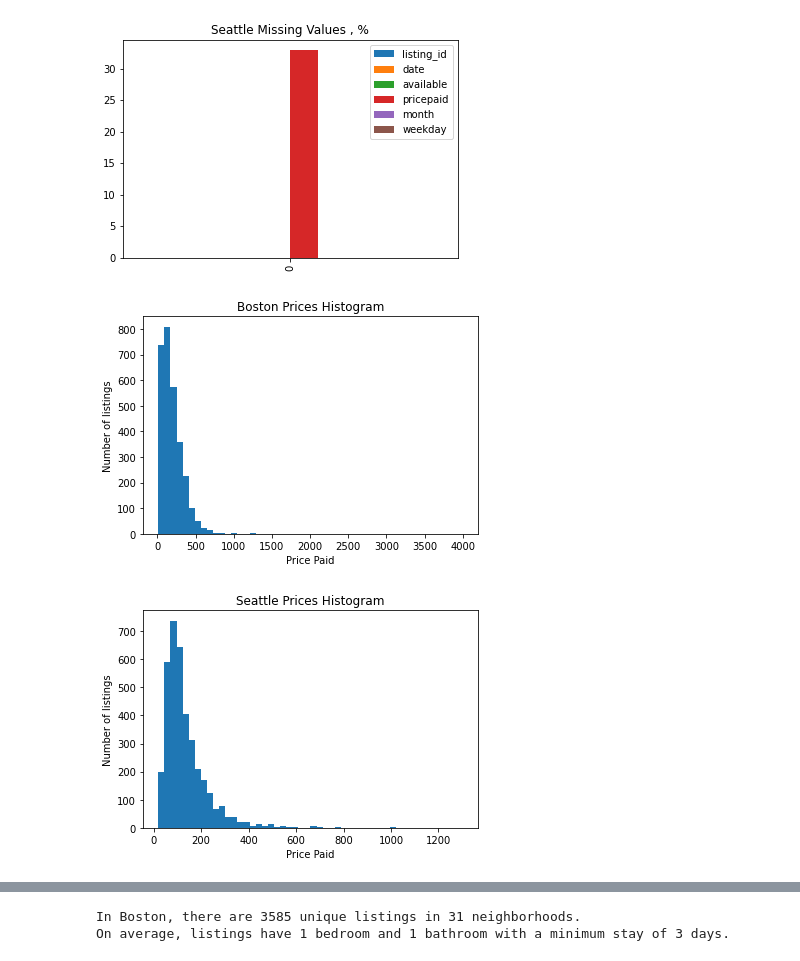
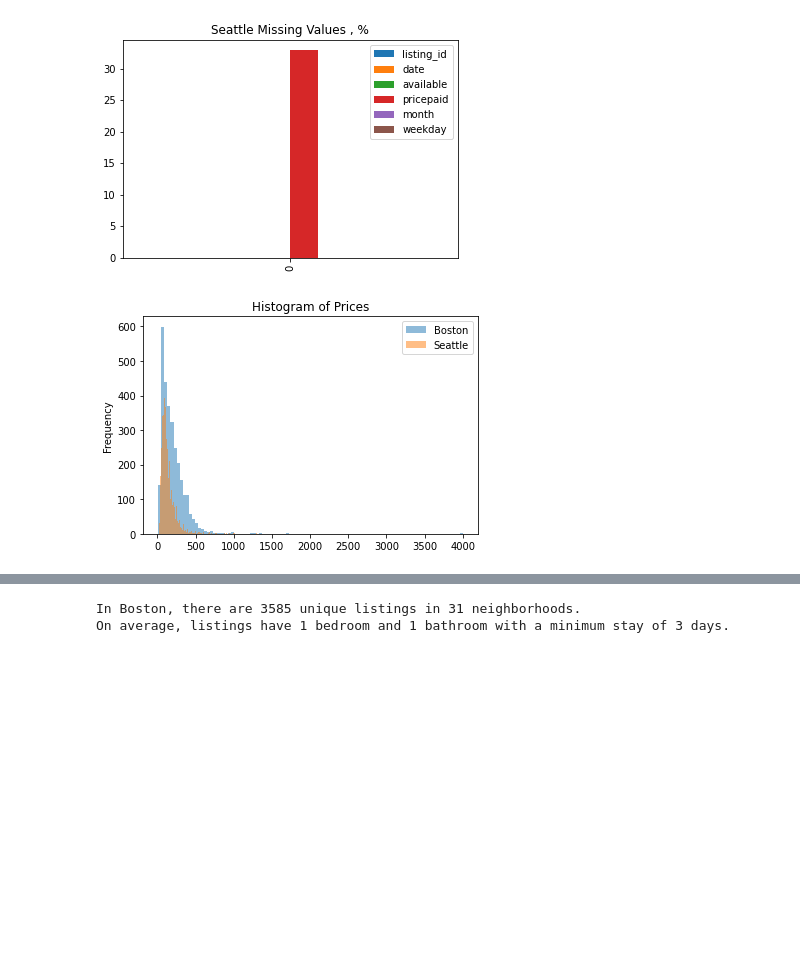
Before and after one commit to nkreimold/Udacity-Airbnb-Exploration, a Jupyter notebook: Analysis.ipynb, the cells around one changed output, grey strips where cells are left out. Saved outputs shown, nothing was run; the diff lists cells and outputs as text; code cells hidden in the pictures; blank space fills up the shorter version.

```diff
--- a/Analysis.ipynb
+++ b/Analysis.ipynb
@@ -79,6 +79,8 @@ Seattle = pd.merge(Seattle_Calendar, Seattle_Listings, left_on='listing_id', rig
 Boston['city']='Boston'
 Seattle['city']='Seattle'
 All_Data=Boston.append(Seattle, ignore_index=True)
+All_Data['transit']=All_Data['transit'].notnull()
+All_Data['EntireHome']=All_Data['room_type']=='Entire home/apt'
 # %%
 Seattle_Calendar.head()
 # %% [output]
@@ -111,25 +113,21 @@ Listings have an average price of $137
 <matplotlib.axes._subplots.AxesSubplot at 0x...>
 [figure]
 [figure]
-# %%
-#get the average price for each listing
-bosprice = Boston_Calendar.groupby(['listing_id']).mean()['pricepaid']
-seaprice = Seattle_Calendar.groupby(['listing_id']).mean()['pricepaid']
-
-plt.hist(bosprice, bins=50)
-plt.ylabel('Number of listings')
-plt.xlabel('Price Paid')
-plt.title('Boston Prices Histogram')
-plt.show()
-
-plt.hist(seaprice, bins=50)
-plt.ylabel('Number of listings')
-plt.xlabel('Price Paid')
-plt.title('Seattle Prices Histogram')
-plt.show()
-# %% [output]
-[figure, removed]
-[figure, removed]
+# %%
+df = pd.DataFrame(All_Data.groupby(['listing_id','city']).mean()['pricepaid'])
+df=df.reset_index()
+
+x1 = df[df['city']=='Seattle']
+x2 = df[df['city']=='Boston']
+
+kwargs = dict(alpha=0.5, bins=100)
+
+plt.hist(x2['pricepaid'], **kwargs,  label='Boston')
+plt.hist(x1['pricepaid'], **kwargs,  label='Seattle')
+plt.gca().set(title='Histogram of Prices', ylabel='Frequency')
+plt.legend();
+# %% [output]
+[figure, added]
 # %%
 Seattle_Listings.head()
 # %% [output]
```
Also changed, not shown: parts of 6 cells of this notebook, 1 other file.
